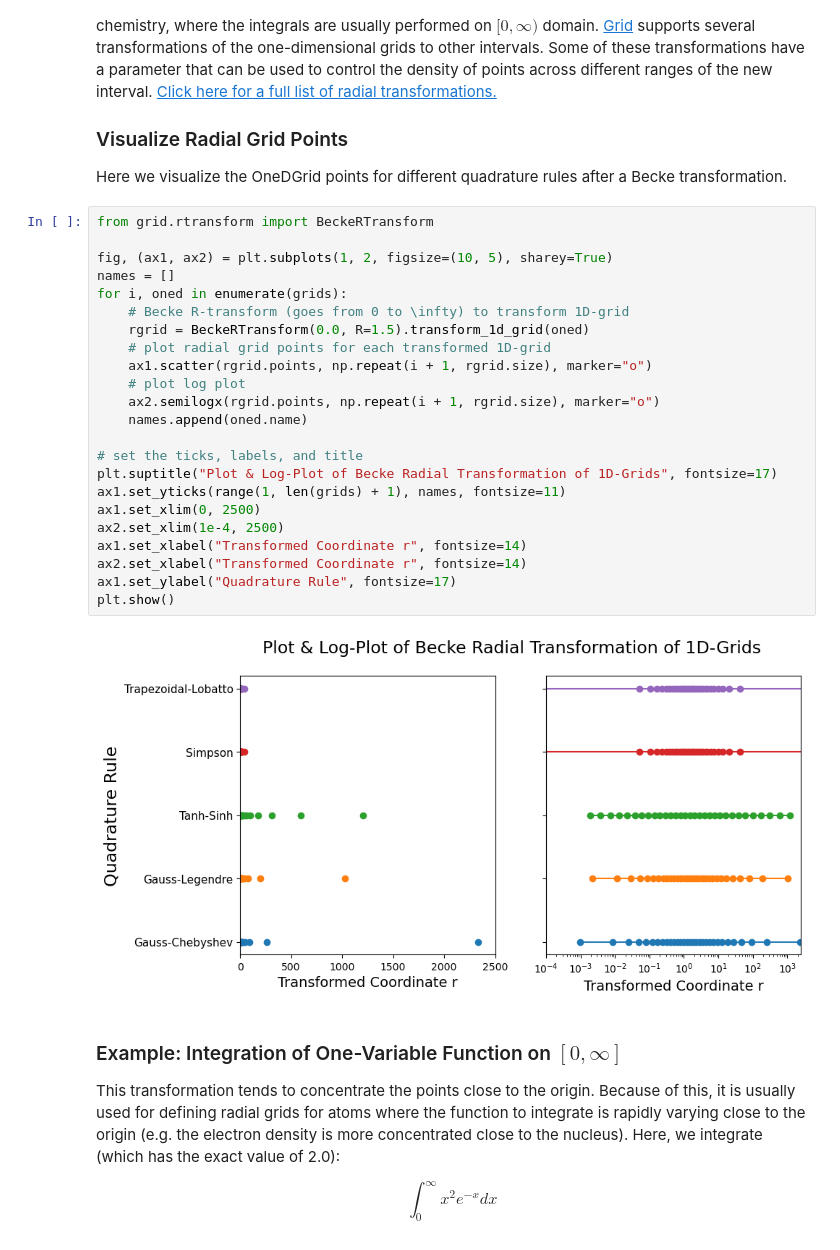
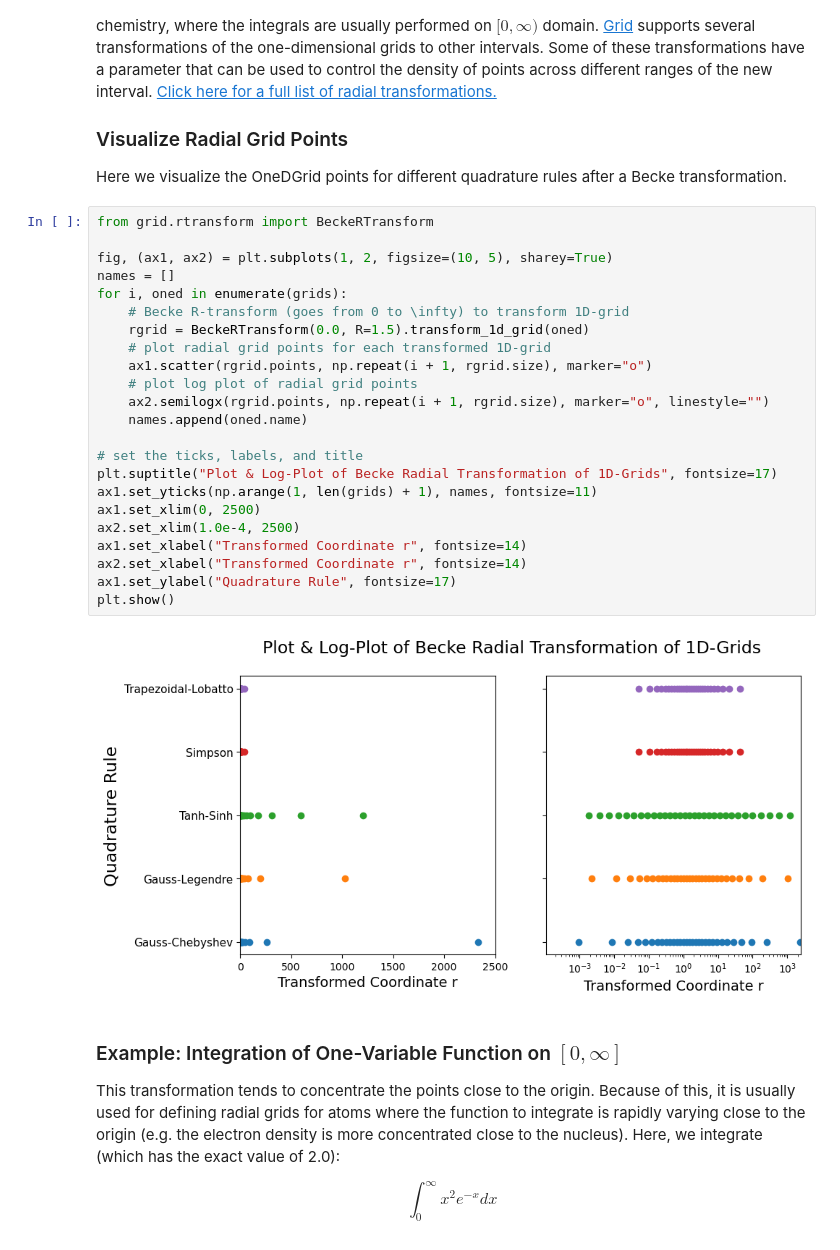
Before and after one commit to theochem/grid, a Jupyter notebook: doc/notebooks/One_dimensional_grids.ipynb, the cells around one changed output. Saved outputs shown, nothing was run; the diff lists cells and outputs as text.

Commit message:
Minor changes to the One_dimensional_grids.ipynb

```diff
--- a/doc/notebooks/One_dimensional_grids.ipynb
+++ b/doc/notebooks/One_dimensional_grids.ipynb
@@ -112,28 +113,28 @@ Here we visualize the OneDGrid points for different quadrature rules after a Bec
 # %%
 from grid.rtransform import BeckeRTransform
 
 fig, (ax1, ax2) = plt.subplots(1, 2, figsize=(10, 5), sharey=True)
 names = []
 for i, oned in enumerate(grids):
     # Becke R-transform (goes from 0 to \infty) to transform 1D-grid
     rgrid = BeckeRTransform(0.0, R=1.5).transform_1d_grid(oned)
     # plot radial grid points for each transformed 1D-grid
     ax1.scatter(rgrid.points, np.repeat(i + 1, rgrid.size), marker="o")
-    # plot log plot
-    ax2.semilogx(rgrid.points, np.repeat(i + 1, rgrid.size), marker="o")
+    # plot log plot of radial grid points
+    ax2.semilogx(rgrid.points, np.repeat(i + 1, rgrid.size), marker="o", linestyle="")
     names.append(oned.name)
 
 # set the ticks, labels, and title
 plt.suptitle("Plot & Log-Plot of Becke Radial Transformation of 1D-Grids", fontsize=17)
-ax1.set_yticks(range(1, len(grids) + 1), names, fontsize=11)
+ax1.set_yticks(np.arange(1, len(grids) + 1), names, fontsize=11)
 ax1.set_xlim(0, 2500)
-ax2.set_xlim(1e-4, 2500)
+ax2.set_xlim(1.0e-4, 2500)
 ax1.set_xlabel("Transformed Coordinate r", fontsize=14)
 ax2.set_xlabel("Transformed Coordinate r", fontsize=14)
 ax1.set_ylabel("Quadrature Rule", fontsize=17)
 plt.show()
 # %% [output]
-[figure, old version]
+[figure, new version]
 # %% [markdown]
 ### Example: Integration of One-Variable Function on $[0, \infty]$
 
```
Also changed, not shown: parts of 3 cells of this notebook.
